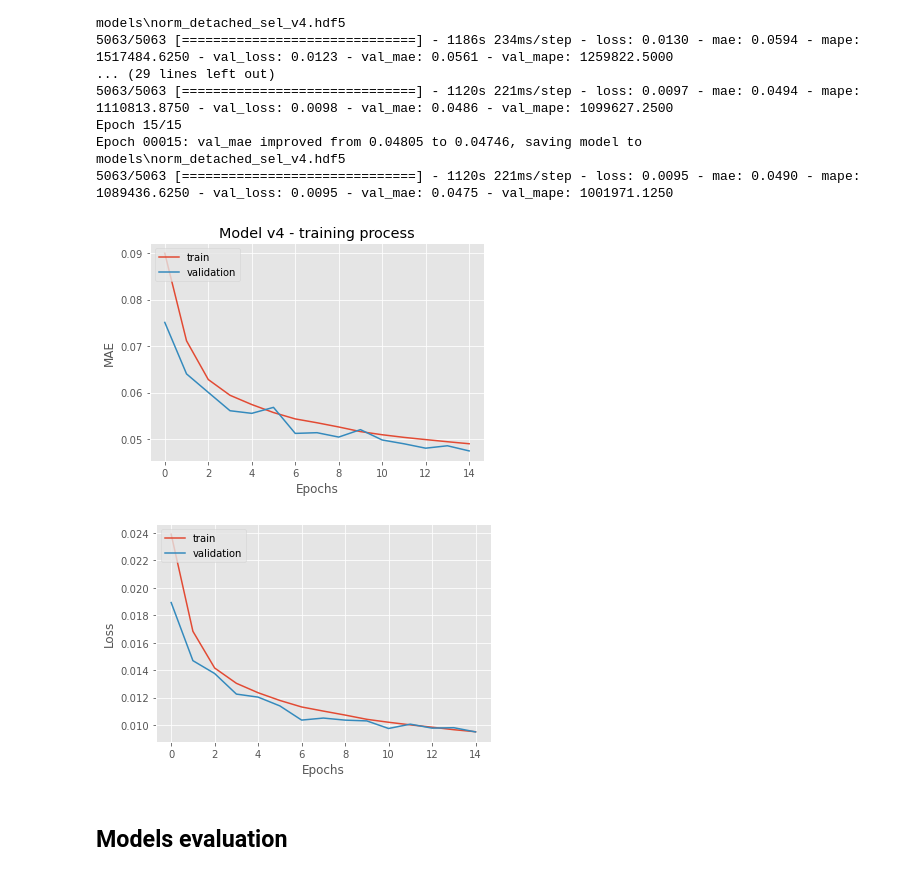
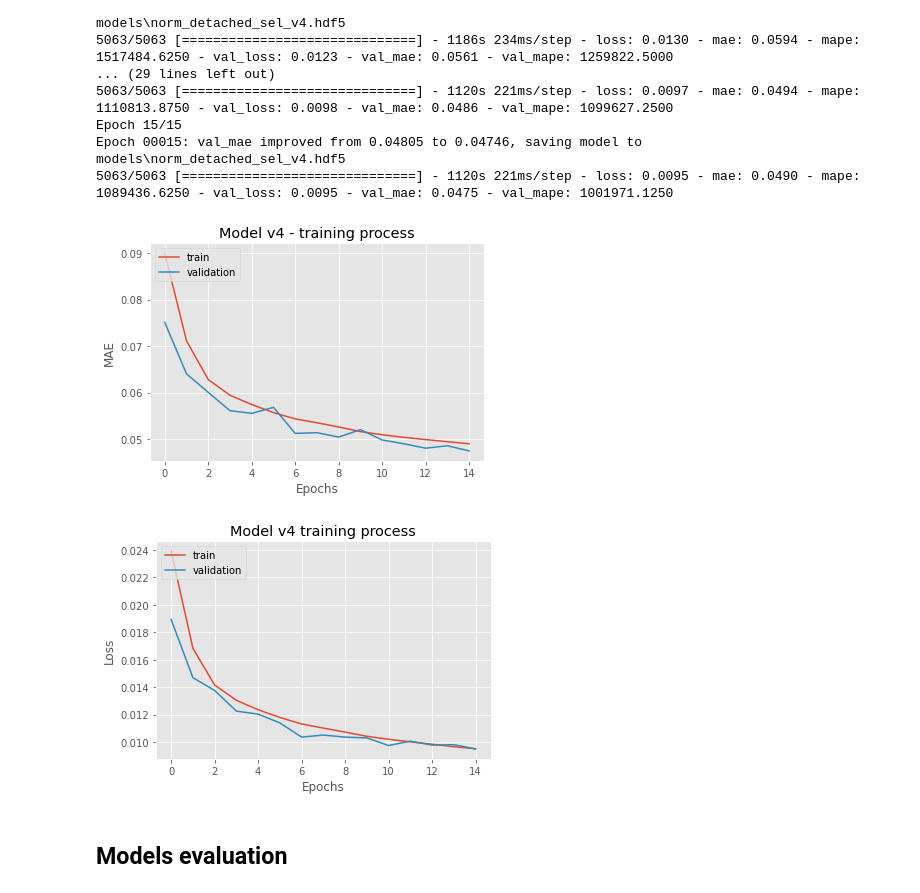
Before and after one commit to AdriNemcikova/DP, a Jupyter notebook: DET_models_comparison.ipynb, the cells around one changed output. Saved outputs shown, nothing was run; the diff lists cells and outputs as text; code cells hidden in the pictures.

```diff
--- a/DET_models_comparison.ipynb
+++ b/DET_models_comparison.ipynb
@@ -523,26 +523,26 @@ Epoch 00015: val_mae improved from 0.04805 to 0.04746, saving model to models\no
 # %%
 def training_loss(history):
     plt.style.use('ggplot')
     plt.plot(history.history['mae'])
     plt.plot(history.history['val_mae'])
     plt.title('Model v4 - training process')
     plt.ylabel('MAE')
     plt.xlabel('Epochs')
     plt.legend(['train', 'validation'], loc='upper left')
     plt.show()
     plt.style.use('ggplot')
     plt.plot(history.history['loss'])
     plt.plot(history.history['val_loss'])
-    plt.title('')
+    plt.title('Model v4 training process')
     plt.ylabel('Loss')
     plt.xlabel('Epochs')
     plt.legend(['train', 'validation'], loc='upper left')
     plt.show()
 
 training_loss(history4_new)
 # %% [output]
 [figure]
-[figure, old version]
+[figure, new version]
 # %% [markdown]
 ## Models evaluation
 # %%
```
Also changed, not shown: 2 other files.
